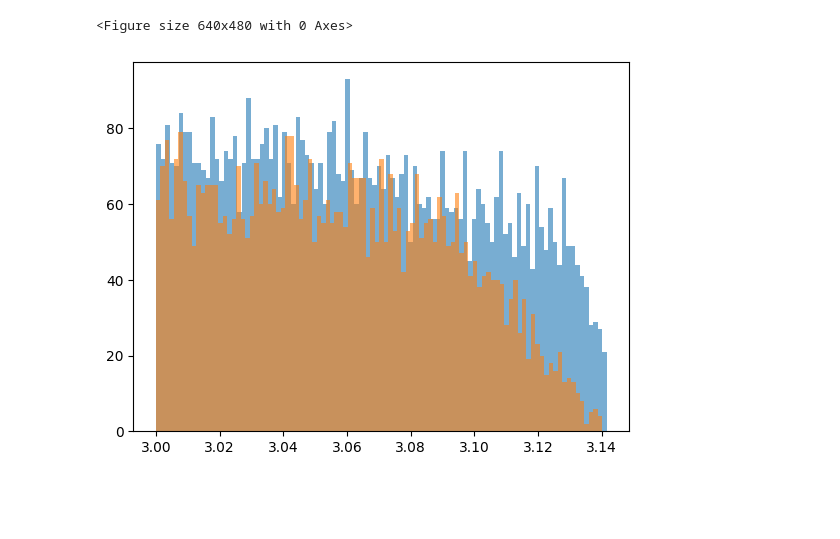
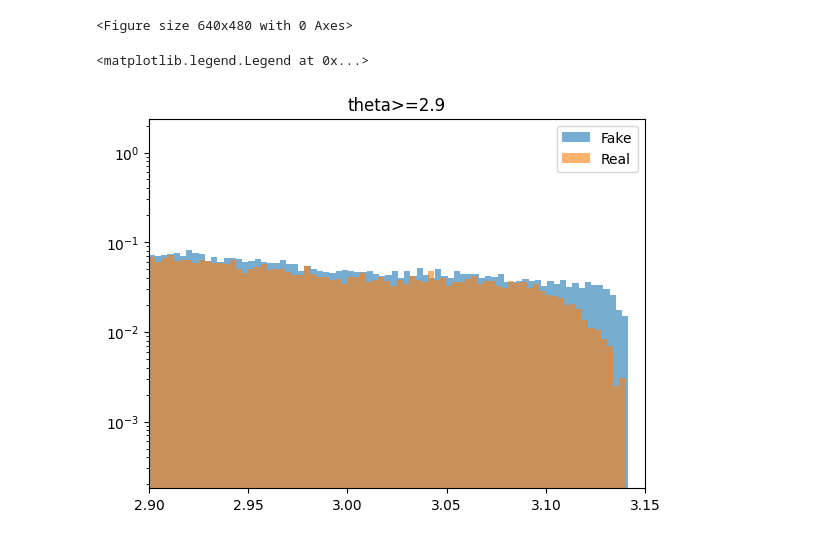
Before and after one commit to Alonl14/ML_Project, a Jupyter notebook: LUXE_GAN.ipynb, the cells around one changed output. Saved outputs shown, nothing was run; the diff lists cells and outputs as text; code cells hidden in the pictures; blank space fills up the shorter version.

```diff
--- a/LUXE_GAN.ipynb
+++ b/LUXE_GAN.ipynb
@@ -206,15 +209,16 @@ for j in range(len(param_list)):
 [figure]
 [figure]
 <Figure size 640x480 with 0 Axes>
-# %%
-mask=3
-crit_theta_fake = DF[DF['theta']>=mask]
-crit_theta_real = df_N[df_N['theta']>=mask]
-plt.hist(crit_theta_fake['theta'],bins=100,alpha=0.6)
-plt.hist(crit_theta_real['theta'],bins=100,alpha=0.6)
-plt.show()
-# %% [output]
-[figure, removed]
+# %%
+plt.hist(generated_df['theta'],bins=500,density=True,alpha=0.6)
+plt.hist(df_N['theta'],bins=500,density=True,alpha=0.6)
+plt.xlim([2.9,3.15])
+plt.yscale('log')
+plt.title('theta>=2.9')
+plt.legend(["Fake","Real"])
+# %% [output]
+<matplotlib.legend.Legend at 0x...>
+[figure, added]
 # %%
 plots(DF)
 # %% [output]
```
Also changed, not shown: parts of 3 cells of this notebook.
